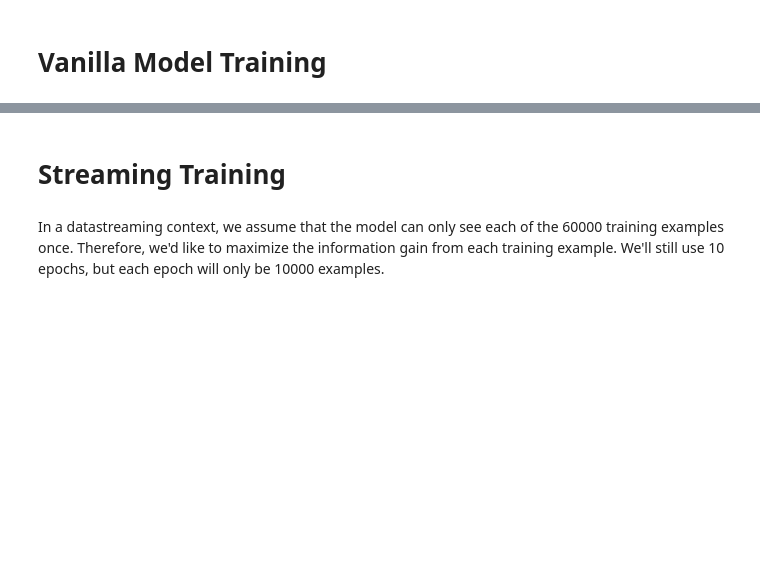
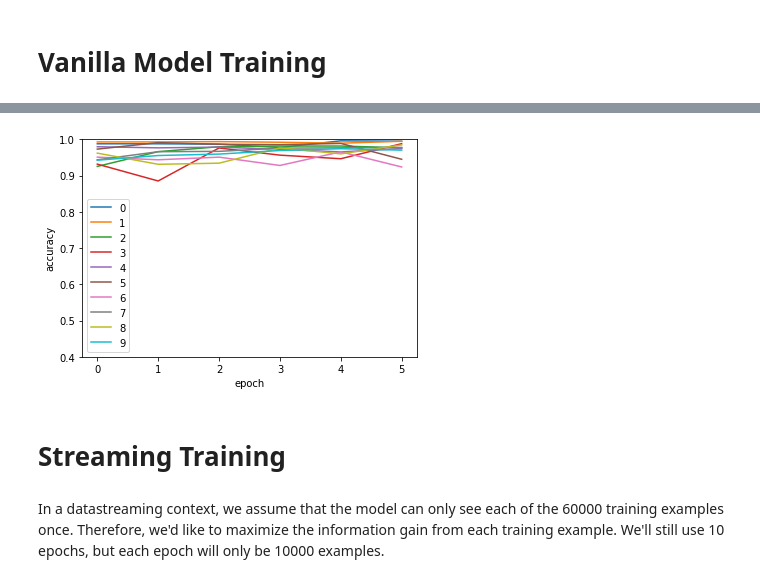
Before and after one commit to akshay-jaggi/novelty, a Jupyter notebook: notebooks/01_basic_model.ipynb, the cells around one changed output, grey strips where cells are left out. Saved outputs shown, nothing was run; the diff lists cells and outputs as text; code cells hidden in the pictures; blank space fills up the shorter version.

```diff
--- a/notebooks/01_basic_model.ipynb
+++ b/notebooks/01_basic_model.ipynb
@@ -99,8 +64,7 @@ optimizer = optim.Adam(model.parameters())
 # %%
-# f, (ax1, ax2) = plt.subplots(1, 2)
-# ax1.plot(test_losses)
-# ax2.plot(test_accs)
-# plt.show()
+plot_accs(test_accs)
+# %% [output]
+[figure, added]
 # %% [markdown]
 # Streaming Training
 # %% [markdown]
```
Also changed, not shown: parts of 16 cells of this notebook, 6 other files.
